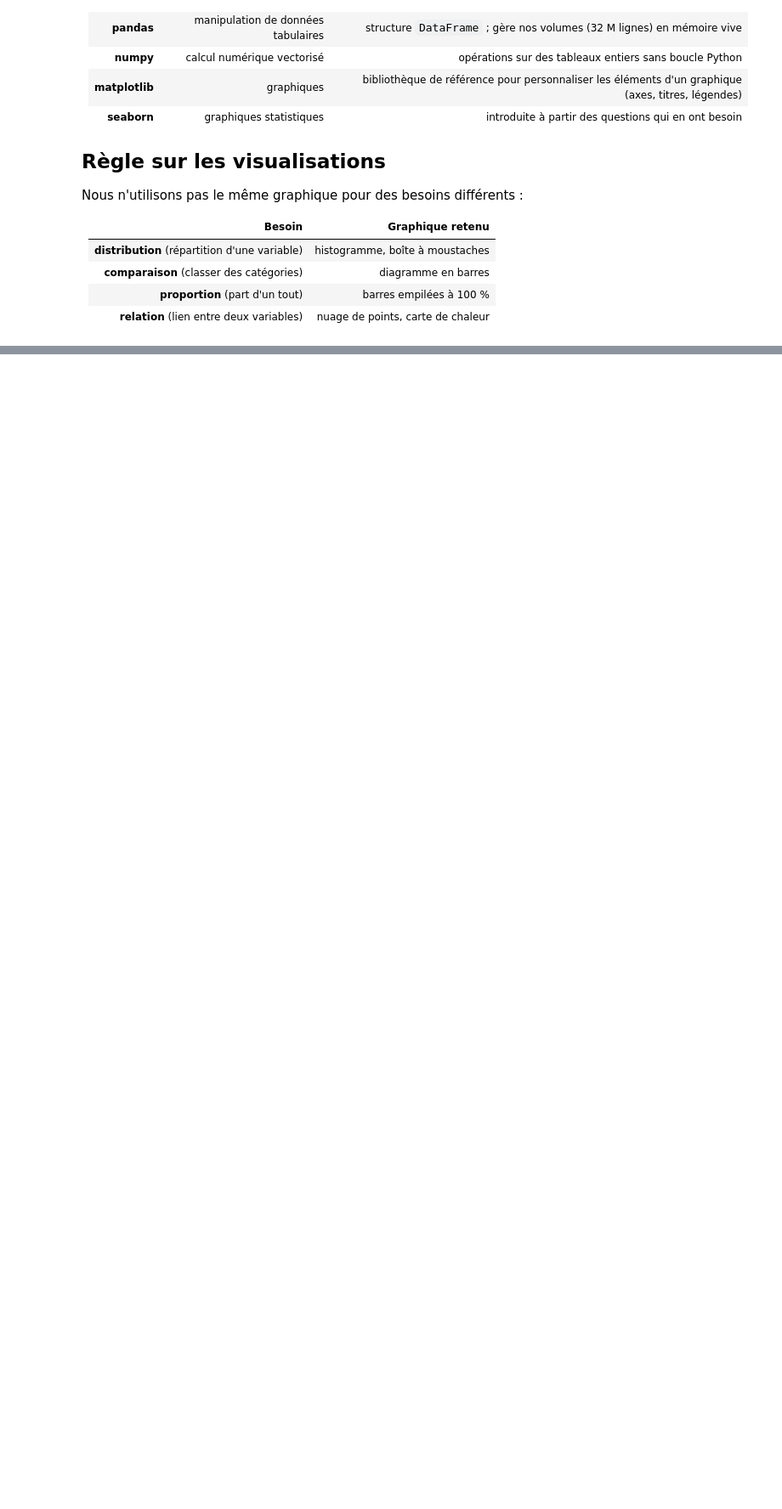
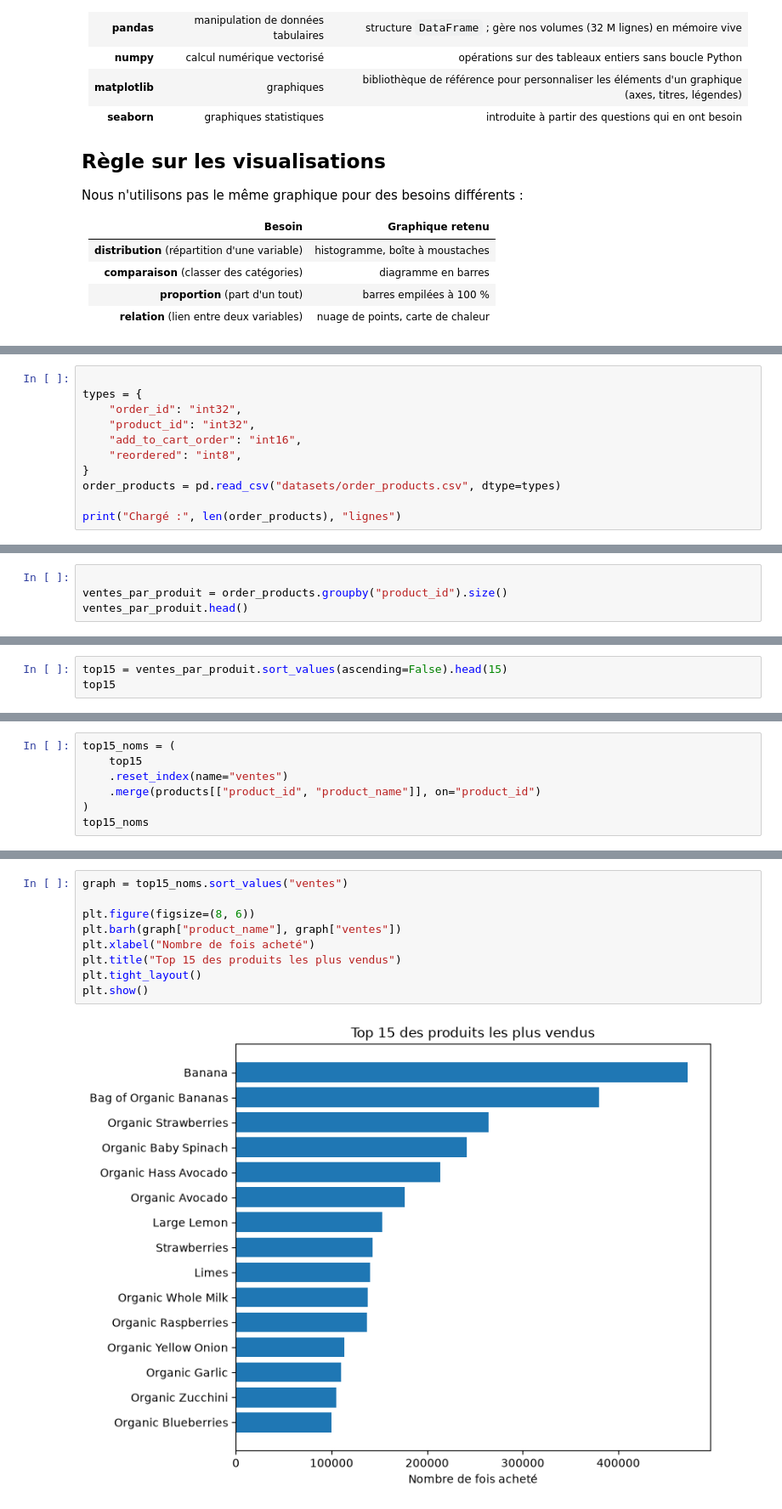
Before and after one commit to tranarivelo/joja-data-analysis, a Jupyter notebook: joja_analysis.ipynb, the cells around one changed output, grey strips where cells are left out. Shown at 85% size. Saved outputs shown, nothing was run; the diff lists cells and outputs as text; blank space fills up the shorter version.

Commit message:
Add: vérification et nettoyage des données + analyse des produits les plus vendus

```diff
--- a/joja_analysis.ipynb
+++ b/joja_analysis.ipynb
@@ -58,0 +72,11 @@ pd.set_option("display.float_format", "{:.2f}".format)
+# %%
+
+types = {
+    "order_id": "int32",
+    "product_id": "int32",
+    "add_to_cart_order": "int16",
+    "reordered": "int8",
+}
+order_products = pd.read_csv("datasets/order_products.csv", dtype=types)
+
+print("Chargé :", len(order_products), "lignes")
@@ -58,0 +435,4 @@ pd.set_option("display.float_format", "{:.2f}".format)
+# %%
+
+ventes_par_produit = order_products.groupby("product_id").size()
+ventes_par_produit.head()
@@ -58,0 +453,3 @@ pd.set_option("display.float_format", "{:.2f}".format)
+# %%
+top15 = ventes_par_produit.sort_values(ascending=False).head(15)
+top15
@@ -58,0 +481,7 @@ pd.set_option("display.float_format", "{:.2f}".format)
+# %%
+top15_noms = (
+    top15
+    .reset_index(name="ventes")
+    .merge(products[["product_id", "product_name"]], on="product_id")
+)
+top15_noms
@@ -58,0 +508,11 @@ pd.set_option("display.float_format", "{:.2f}".format)
+# %%
+graph = top15_noms.sort_values("ventes")
+
+plt.figure(figsize=(8, 6))
+plt.barh(graph["product_name"], graph["ventes"])
+plt.xlabel("Nombre de fois acheté")
+plt.title("Top 15 des produits les plus vendus")
+plt.tight_layout()
+plt.show()
+# %% [output]
+[figure, added]
```
Also changed, not shown: parts of 43 cells of this notebook, 1 other file.
